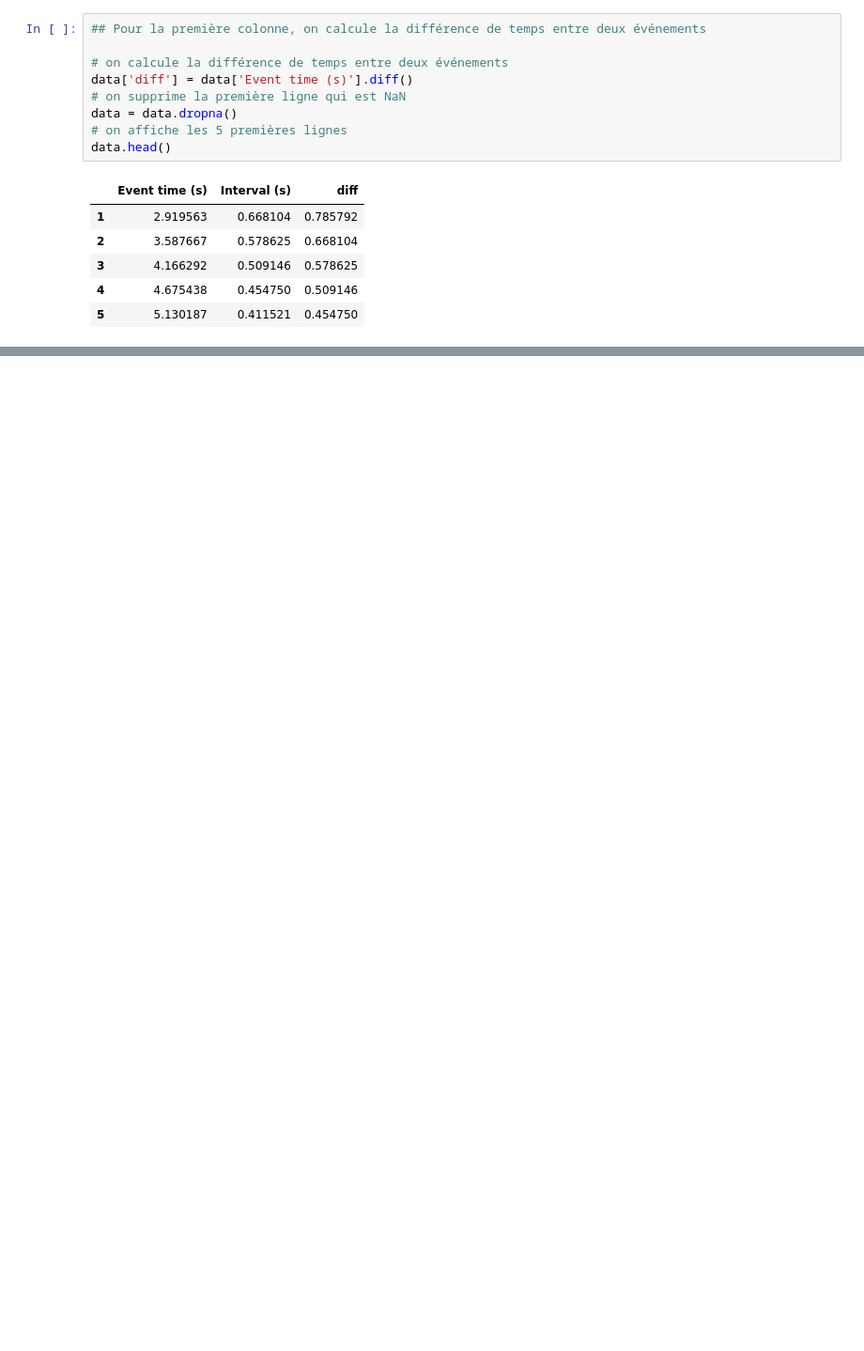
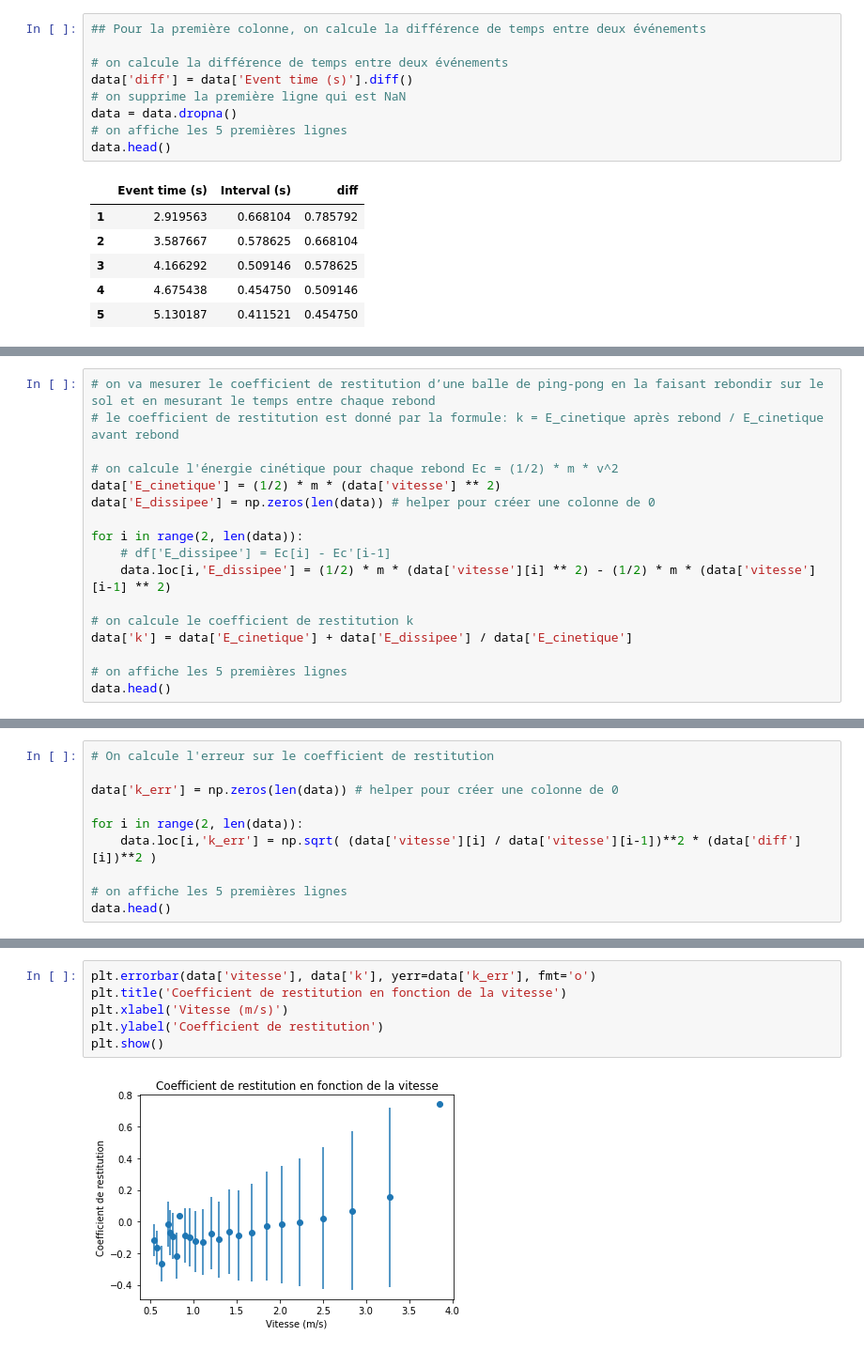
Before and after one commit to kmiloarguello/kmiloarguello.github.io, a Jupyter notebook: phyca/content/LU2PY215/TP/TP2/TP2.ipynb, the cells around one changed output, grey strips where cells are left out. Shown at 94% size. Drawn from its saved outputs; the diff is of its cells as text; blank space fills up the shorter version.

```diff
--- a/phyca/content/LU2PY215/TP/TP2/TP2.ipynb
+++ b/phyca/content/LU2PY215/TP/TP2/TP2.ipynb
@@ -87,0 +214,17 @@ plt.errorbar(x, y, yerr=yerr, fmt='o')
+# %%
+# on va mesurer le coefficient de restitution d’une balle de ping-pong en la faisant rebondir sur le sol et en mesurant le temps entre chaque rebond
+# le coefficient de restitution est donné par la formule: k = E_cinetique après rebond / E_cinetique avant rebond
+
+# on calcule l'énergie cinétique pour chaque rebond Ec = (1/2) * m * v^2
+data['E_cinetique'] = (1/2) * m * (data['vitesse'] ** 2)
+data['E_dissipee'] = np.zeros(len(data)) # helper pour créer une colonne de 0
+
+for i in range(2, len(data)):
+    # df['E_dissipee'] = Ec[i] - Ec'[i-1]
+    data.loc[i,'E_dissipee'] = (1/2) * m * (data['vitesse'][i] ** 2) - (1/2) * m * (data['vitesse'][i-1] ** 2)
+
+# on calcule le coefficient de restitution k
+data['k'] = data['E_cinetique'] + data['E_dissipee'] / data['E_cinetique']
+
+# on affiche les 5 premières lignes
+data.head()
@@ -87,0 +276,10 @@ plt.errorbar(x, y, yerr=yerr, fmt='o')
+# %%
+# On calcule l'erreur sur le coefficient de restitution
+
+data['k_err'] = np.zeros(len(data)) # helper pour créer une colonne de 0
+
+for i in range(2, len(data)):
+    data.loc[i,'k_err'] = np.sqrt( (data['vitesse'][i] / data['vitesse'][i-1])**2 * (data['diff'][i])**2 )
+
+# on affiche les 5 premières lignes
+data.head()
@@ -87,0 +293,8 @@ plt.errorbar(x, y, yerr=yerr, fmt='o')
+# %%
+plt.errorbar(data['vitesse'], data['k'], yerr=data['k_err'], fmt='o')
+plt.title('Coefficient de restitution en fonction de la vitesse')
+plt.xlabel('Vitesse (m/s)')
+plt.ylabel('Coefficient de restitution')
+plt.show()
+# %% [output]
+[figure, added]
```
Also changed, not shown: parts of 37 cells of this notebook, 13 other files.
